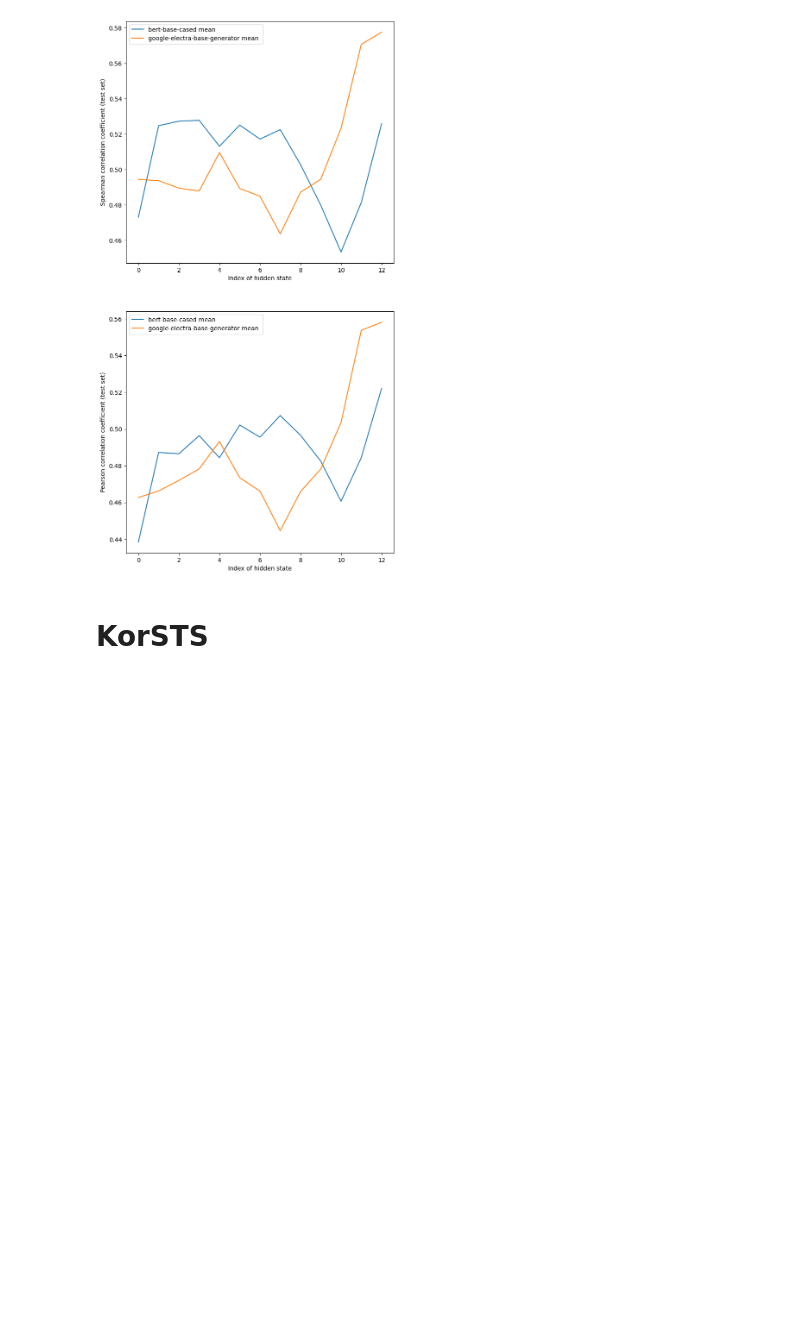
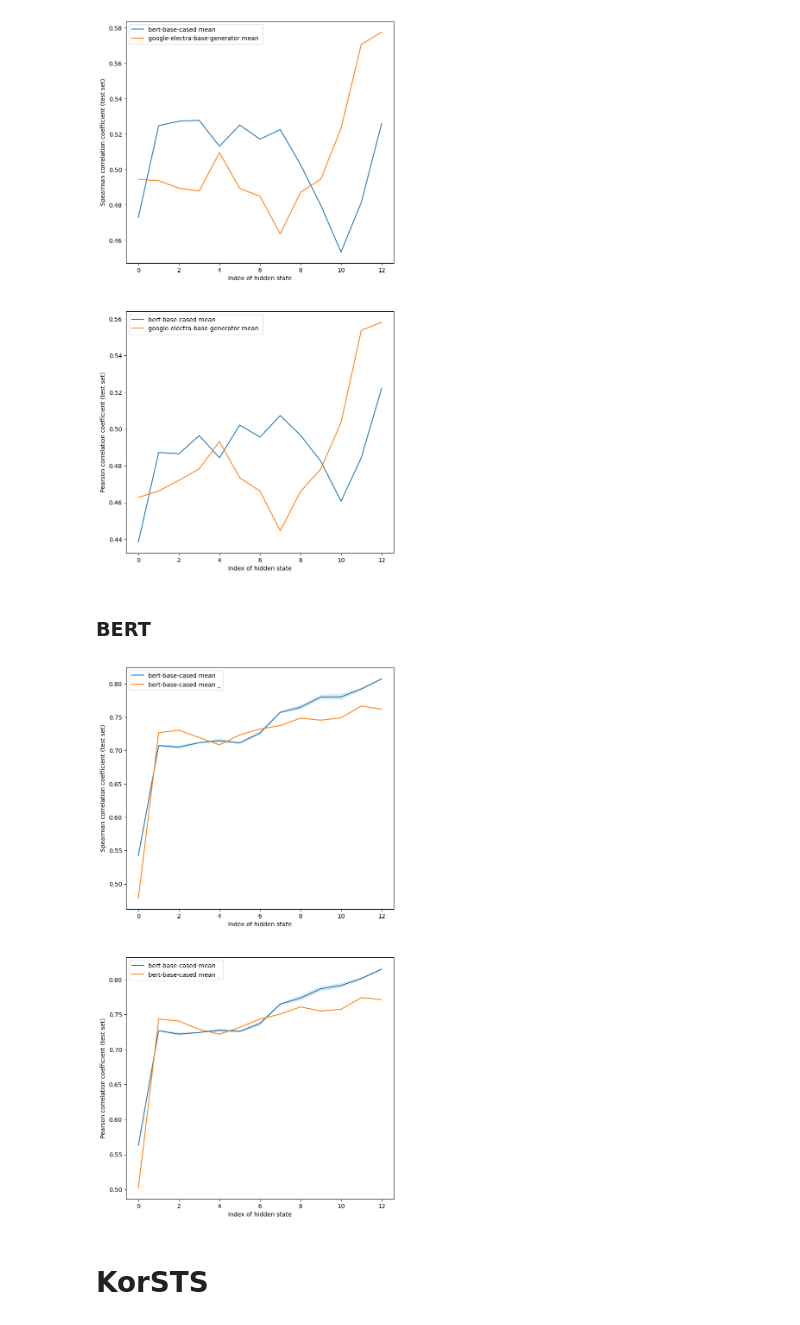
Before and after one commit to ir2718/similarity-embedding-quality, a Jupyter notebook: notebooks/comparison2.ipynb, the cells around one changed output. Saved outputs shown, nothing was run; the diff lists cells and outputs as text; code cells hidden in the pictures; blank space fills up the shorter version.

```diff
--- a/notebooks/comparison2.ipynb
+++ b/notebooks/comparison2.ipynb
@@ -120,6 +128,16 @@ plot_func(models)
 plot_func(models, unsupervised="_unsupervised")
 # %% [output]
 [figure]
+# %% [markdown]
+### BERT
+# %%
+models = [
+    ("bert-base-cased", ["mean"], 13),
+]
+
+plot_func(models, loaded=["", "_"])
+# %% [output]
+[figure, added]
 # %% [markdown]
 # KorSTS
 # %% [markdown]
```
Also changed, not shown: parts of 2 cells of this notebook, 8 other files.
